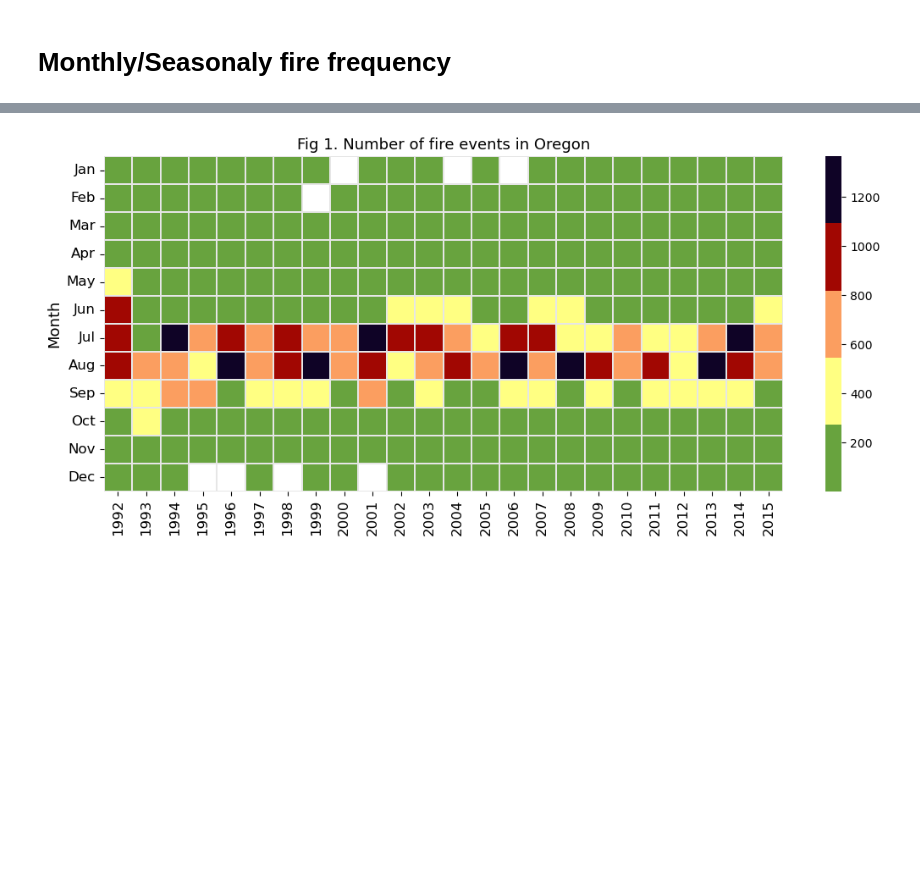
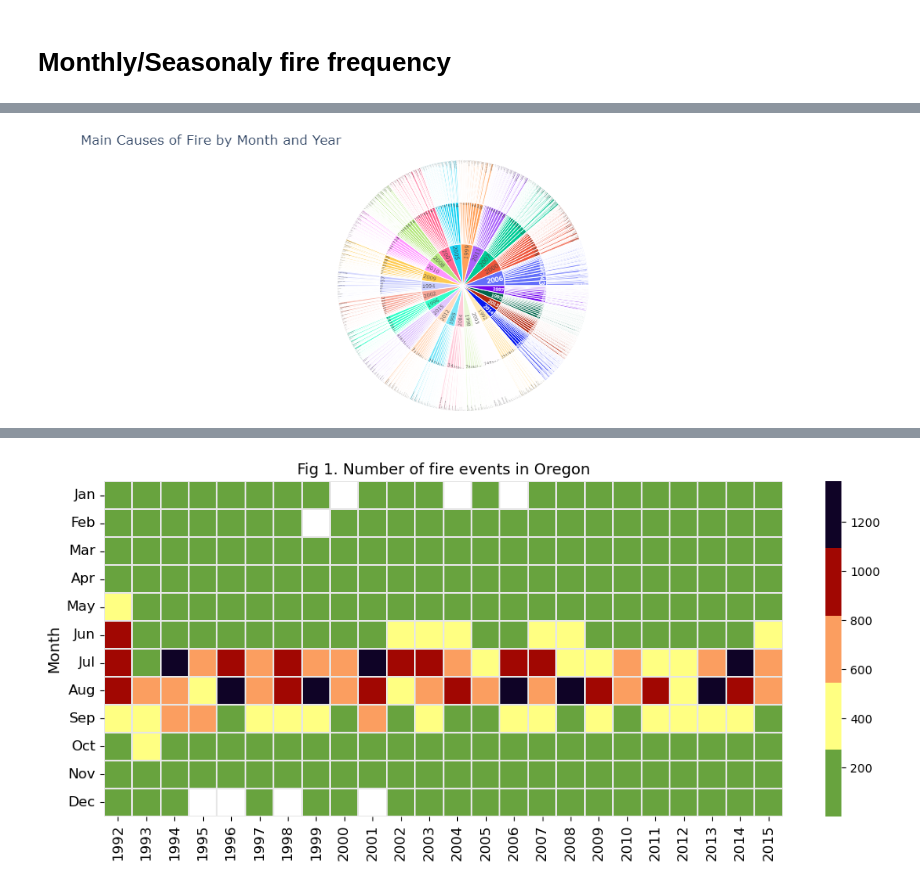
Before and after one commit to kathleen-scopis/OregonWildfirePrediction, a Jupyter notebook: Final_V2.ipynb, the cells around one changed output, grey strips where cells are left out. Saved outputs shown, nothing was run; the diff lists cells and outputs as text; code cells hidden in the pictures; blank space fills up the shorter version.

```diff
--- a/Final_V2.ipynb
+++ b/Final_V2.ipynb
@@ -100,25 +98,13 @@ memory usage: 559.5+ MB
 # %% [markdown]
 # Clean Data and Extract Oregon Boundaries
 # %%
-##################################################
-##### 2. Cleaning data and extracting Oregon #####
 drop_columns = ['NWCG_REPORTING_AGENCY',
                 'NWCG_REPORTING_UNIT_ID',
                 'NWCG_REPORTING_UNIT_NAME',
                 'FIRE_NAME',
                 'COMPLEX_NAME',
                 'OWNER_DESCR',
-                'FIRE_SIZE_CLASS',
                 'OWNER_CODE']
-df_OR = df_raw[df_raw.STATE == 'OR'].drop(columns=drop_columns)
-#Extracting onset month and day
-df_OR['MONTH'] = df_OR['DISCOVERY_DATE'].apply(lambda x: jd2gcal(x, 0)[1])
-df_OR['DAY'] = df_OR['DISCOVERY_DATE'].apply(lambda x: jd2gcal(x, 0)[2])
-df_OR.head(2)
-
-us_states = gpd.read_file("./Data/cb_2018_us_state_500k/cb_2018_us_state_500k.shp")
-oregon = us_states[us_states['NAME'] == 'Oregon']
-oregon.plot(ax=plt.gca(), color='white', edgecolor='red')
-plt.title("Oregon Boundary")
-plt.axis('off')
-plt.show()
+df_US= df_raw.drop(columns= drop_columns)
+df_US['MONTH'] = df_US['DISCOVERY_DATE'].apply(lambda x: jd2gcal(x, 0)[1])
+df_US['DAY'] = df_US['DISCOVERY_DATE'].apply(lambda x: jd2gcal(x, 0)[2])
@@ -128,0 +331,8 @@ plt.show()
+# %%
+import plotly.express as px
+# Create a sunburst chart showing the main causes of fire for a given month and year
+fig = px.sunburst(df_geo, path=['FIRE_YEAR', 'MONTH', 'STAT_CAUSE_DESCR'], title='Main Causes of Fire by Month and Year')
+fig.update_layout(margin=dict(l=0, r=0, b=0, t=40))  # Adjust layout if needed
+fig.show()
+# %% [output]
+[figure, added]
```
Also changed, not shown: parts of 30 cells of this notebook, 13 other files.
